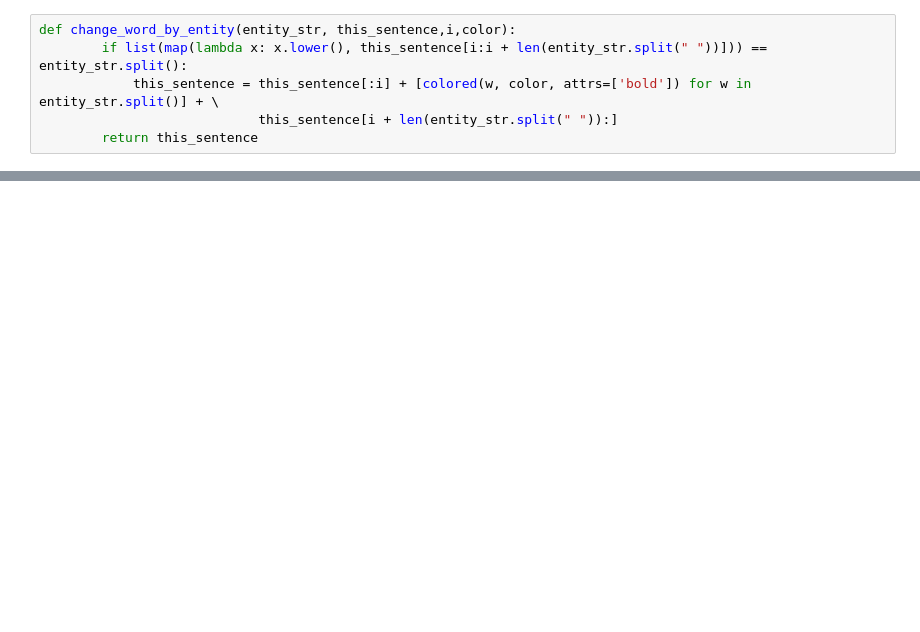
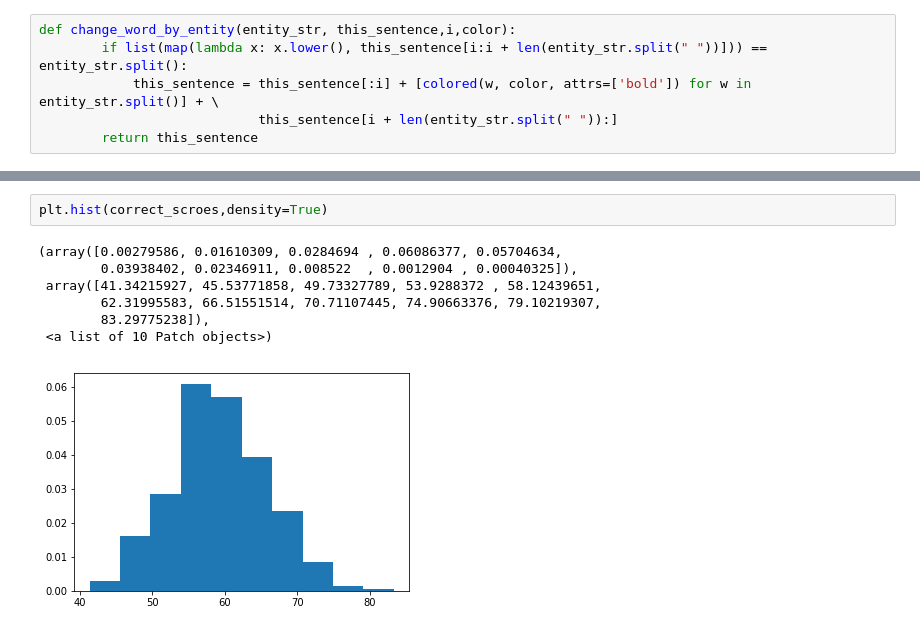
Before and after one commit to ofersabo/MtachingTbeBlanks, a Jupyter notebook: notebook/explore.ipynb, the cells around one changed output, grey strips where cells are left out. Cells and saved outputs as stored; diff of their text form; blank space fills up the shorter version.

```diff
--- a/notebook/explore.ipynb
+++ b/notebook/explore.ipynb
@@ -195,0 +193,10 @@ TypeError: string indices must be integers
+# %%
+plt.hist(correct_scroes,density=True)
+# %% [output]
+(array([0.00279586, 0.01610309, 0.0284694 , 0.06086377, 0.05704634,
+        0.03938402, 0.02346911, 0.008522  , 0.0012904 , 0.00040325]),
+ array([41.34215927, 45.53771858, 49.73327789, 53.9288372 , 58.12439651,
+        62.31995583, 66.51551514, 70.71107445, 74.90663376, 79.10219307,
+        83.29775238]),
+ <a list of 10 Patch objects>)
+[figure, added]
```
Also changed, not shown: parts of 30 cells of this notebook, 9 other files.
